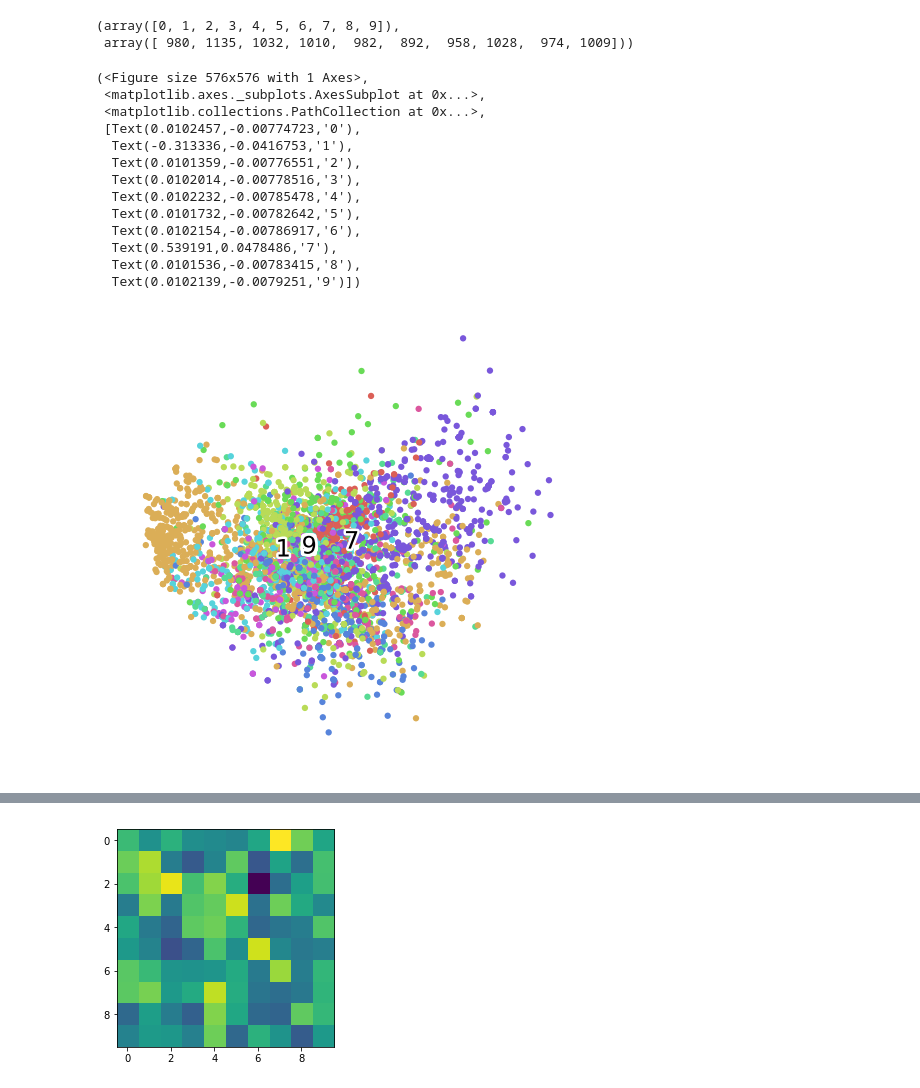
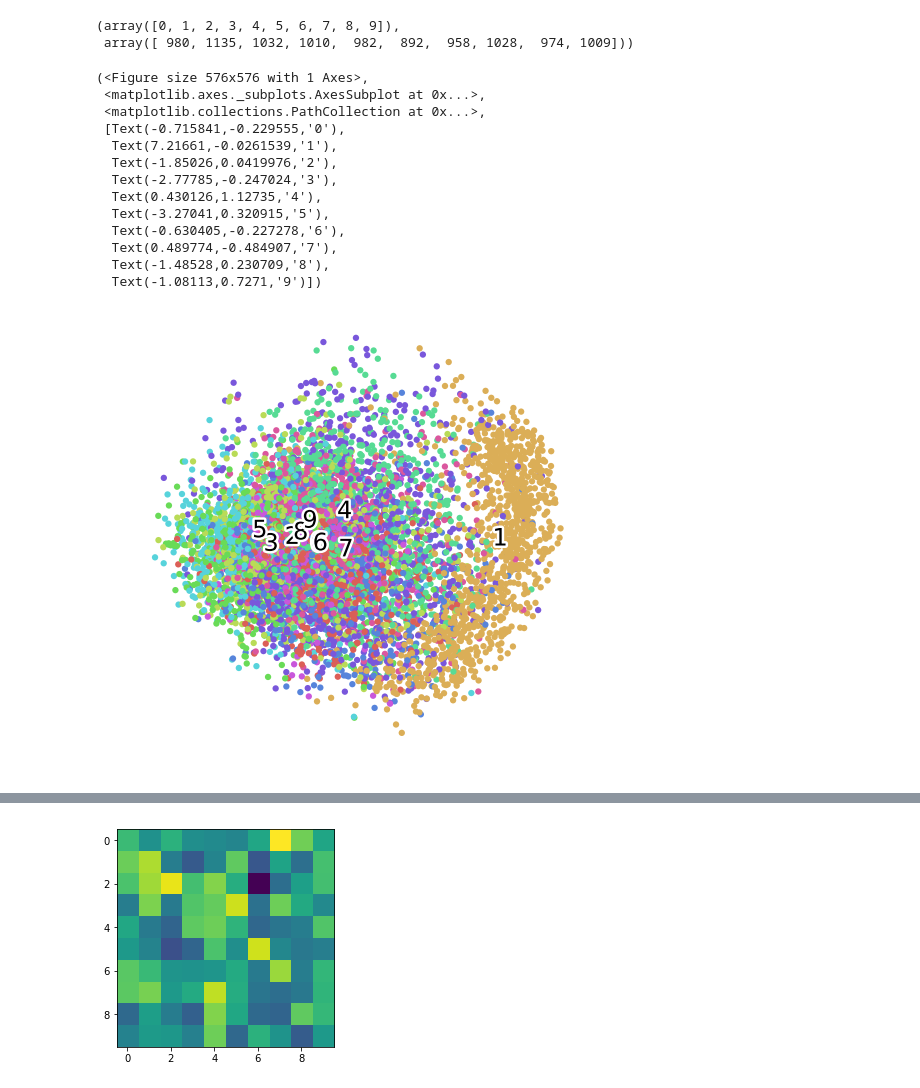
Before and after one commit to zifanw/tnn, a Jupyter notebook: project/Untitled1.ipynb, the cells around one changed output, grey strips where cells are left out. Drawn from its saved outputs; the diff is of its cells as text; code cells hidden in the pictures.

```diff
--- a/project/Untitled1.ipynb
+++ b/project/Untitled1.ipynb
@@ -88,6 +88,6 @@ fashion_scatter(fashion_tsne,y[:10000])
 # %%
-high_x = np.load('result/test_outputs.npy')
-high_y = np.load('result/test_y.npy')
+high_x = np.load('result/data/test_x.npy')
+high_y = np.load('result/data/test_y.npy')
 # %%
 np.unique(high_y, return_counts=True)
 # %% [output]
@@ -96,26 +96,26 @@ np.unique(high_y, return_counts=True)
 # %%
 from sklearn.decomposition import PCA
 
-pca = PCA(n_components=10)
+pca = PCA(n_components=2)
 pca_result = pca.fit_transform(high_x)
-pca_data = np.hstack([pca_result[:,1:2], pca_result[:, 4:5]])
+pca_data = np.hstack([pca_result[:,0:1], pca_result[:, 2:3]])
 
-fashion_scatter(pca_data,high_y)
+fashion_scatter(pca_result,high_y)
 # %% [output]
 (<Figure size 576x576 with 1 Axes>,
  <matplotlib.axes._subplots.AxesSubplot at 0x...>,
  <matplotlib.collections.PathCollection at 0x...>,
- [Text(0.0102457,-0.00774723,'0'),
-  Text(-0.313336,-0.0416753,'1'),
-  Text(0.0101359,-0.00776551,'2'),
-  Text(0.0102014,-0.00778516,'3'),
-  Text(0.0102232,-0.00785478,'4'),
-  Text(0.0101732,-0.00782642,'5'),
-  Text(0.0102154,-0.00786917,'6'),
-  Text(0.539191,0.0478486,'7'),
-  Text(0.0101536,-0.00783415,'8'),
-  Text(0.0102139,-0.0079251,'9')])
+ [Text(-0.715841,-0.229555,'0'),
+  Text(7.21661,-0.0261539,'1'),
+  Text(-1.85026,0.0419976,'2'),
+  Text(-2.77785,-0.247024,'3'),
+  Text(0.430126,1.12735,'4'),
+  Text(-3.27041,0.320915,'5'),
+  Text(-0.630405,-0.227278,'6'),
+  Text(0.489774,-0.484907,'7'),
+  Text(-1.48528,0.230709,'8'),
+  Text(-1.08113,0.7271,'9')])
-[figure, old version]
+[figure, new version]
 # %%
 from sklearn.decomposition import FastICA
 
```
Also changed, not shown: parts of 21 cells of this notebook, 15 other files.
